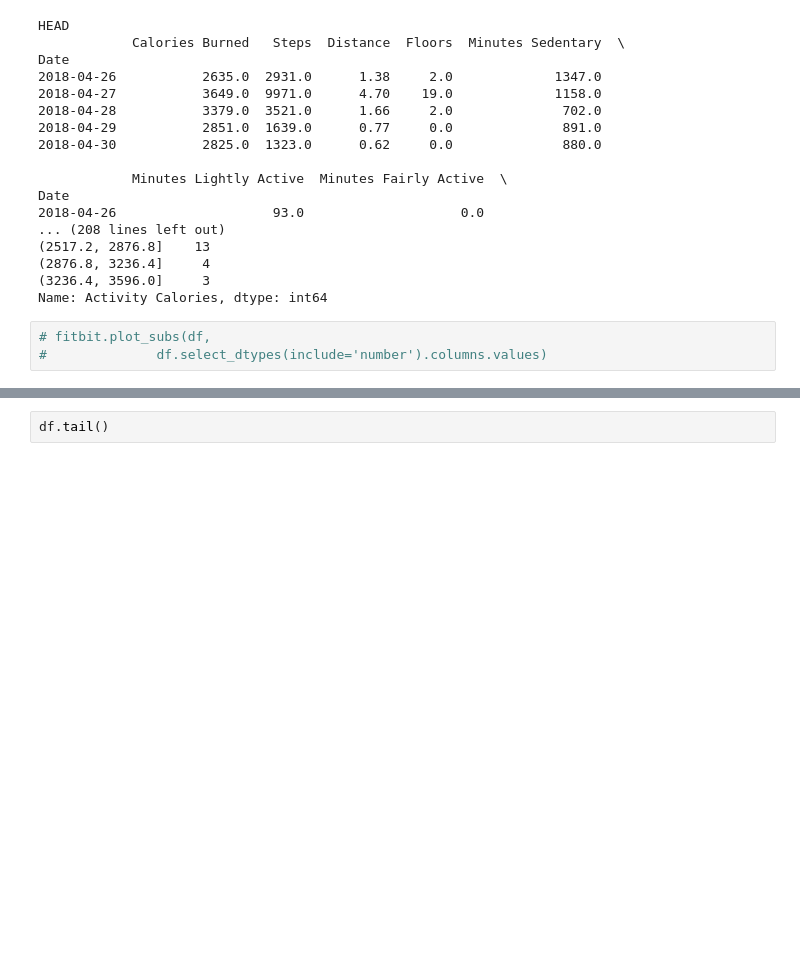
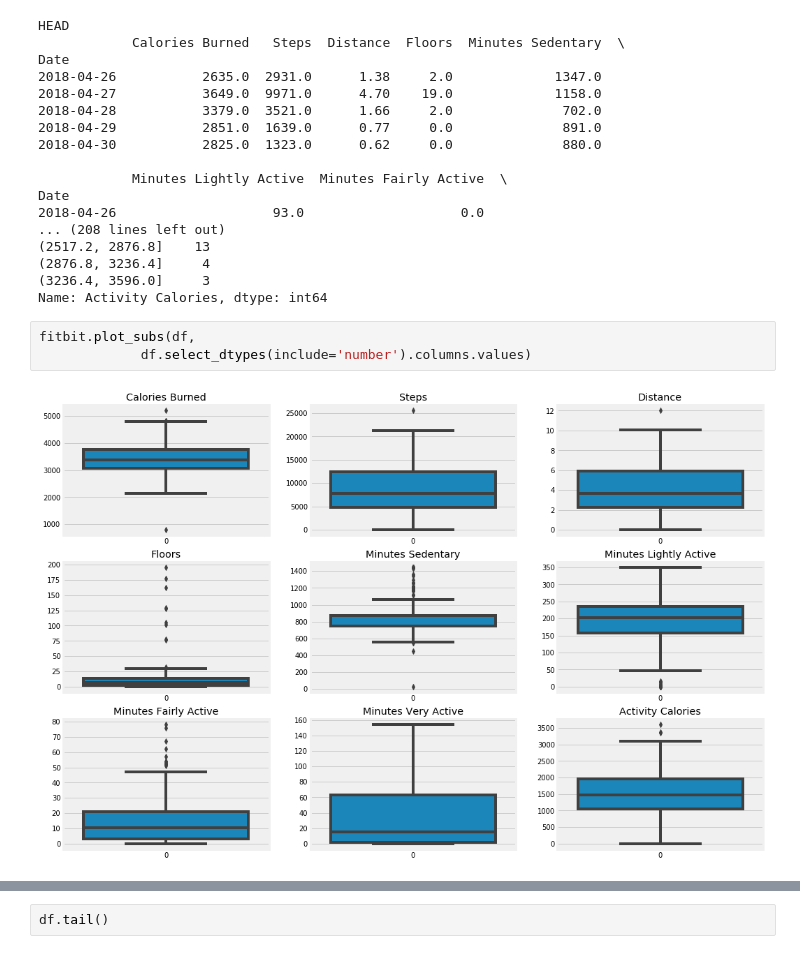
Before and after one commit to jesseanddd/fitbit, a Jupyter notebook: dd_fitbit.ipynb, the cells around one changed output, grey strips where cells are left out. Drawn from its saved outputs; the diff is of its cells as text; blank space fills up the shorter version.

```diff
--- a/dd_fitbit.ipynb
+++ b/dd_fitbit.ipynb
@@ -127,6 +127,8 @@ Date
 (3236.4, 3596.0]     3
 Name: Activity Calories, dtype: int64
 # %%
-# fitbit.plot_subs(df,
-#              df.select_dtypes(include='number').columns.values)
+fitbit.plot_subs(df,
+             df.select_dtypes(include='number').columns.values)
+# %% [output]
+[figure, added]
 # %%
```
Also changed, not shown: parts of 8 cells of this notebook, 1 other file.
